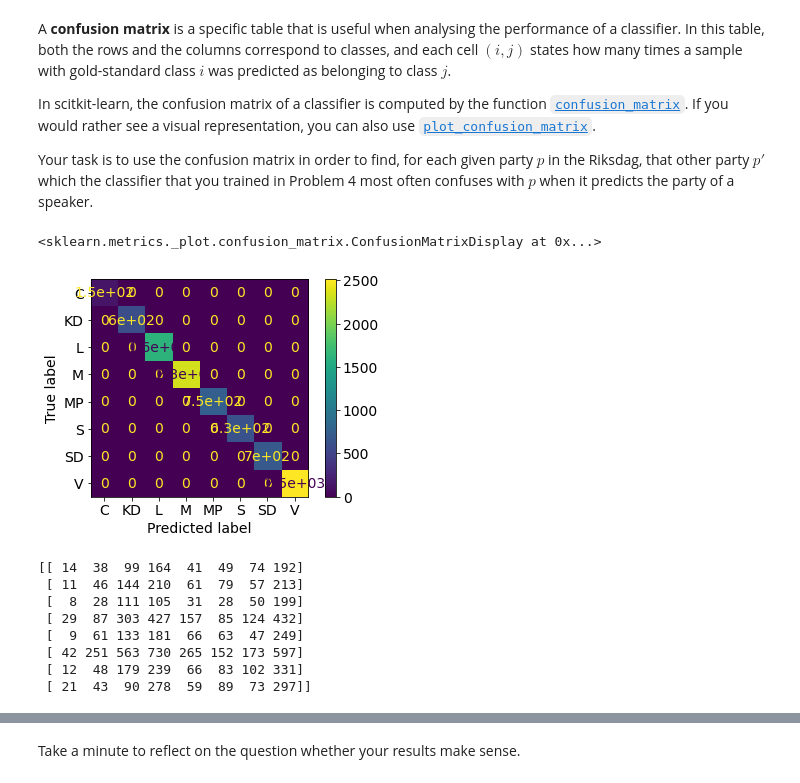
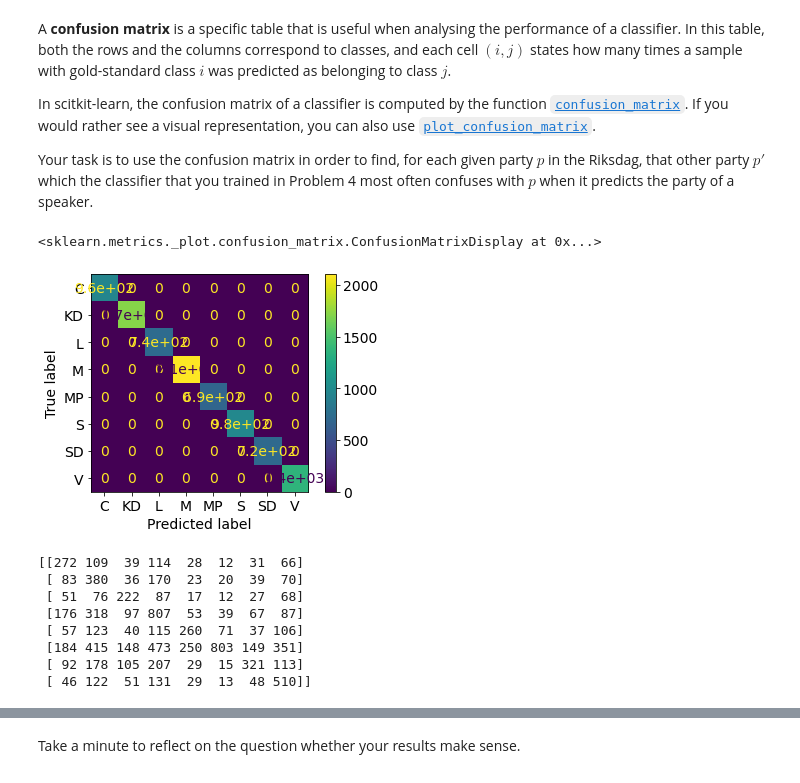
Before and after one commit to jrakhshanda/Text-Mining, a Jupyter notebook: TM_L2.ipynb, the cells around one changed output, grey strips where cells are left out. Drawn from its saved outputs; the diff is of its cells as text; code cells hidden in the pictures.

```diff
--- a/TM_L2.ipynb
+++ b/TM_L2.ipynb
@@ -115,0 +102,5 @@ nb_pred = pipe.predict(X_test)
+# %%
+pipe1 = Pipeline(steps=[('vectorizer', TfidfVectorizer()), ('multinomialNB', MultinomialNB())])
+pipe1.fit(X_train, y_train)
+print('Accuracy of the model on training data using tf-idf Vectorizer:',pipe1.score(X_train,y_train))
+print('Accuracy of the model on test data using tf-idf Vectorizer:',pipe1.score(X_test,y_test))
@@ -115,0 +110,7 @@ nb_pred = pipe.predict(X_test)
+# %%
+pipe2 = Pipeline(steps=[('vectorizer', CountVectorizer()), ('multinomialNB', MultinomialNB())])
+pipe2.fit(X_train, y_train)
+print('Accuracy of the model on training data using bag-of-words Vectorizer model:',pipe2.score(X_train,y_train))
+print('Accuracy of the model on test data using bag-of-words Vectorizer model:',pipe2.score(X_test,y_test))
+nb_pred1 = pipe1.predict(X_test)
+nb_pred2 = pipe2.predict(X_test)
@@ -139,9 +166,9 @@ Evaluation metrics such as accuracy should not be understood as absolute measure
 # %%
 # TODO: Write code here to evaluate the random baseline
 from sklearn.dummy import DummyClassifier
-pipe = Pipeline([('vectorizer', TfidfVectorizer()), ('dummy',DummyClassifier(strategy="most_frequent"))])
-pipe.fit(X_train, y_train)
-dummy_pred = pipe.predict(X_test)
+pipe3 = Pipeline([('vectorizer', TfidfVectorizer()), ('dummy',DummyClassifier(strategy="most_frequent"))])
+pipe3.fit(X_train, y_train)
+dummy_pred = pipe3.predict(X_test)
 # %%
 print(classification_report(y_test,dummy_pred))
 # %% [output]
@@ -177,7 +204,13 @@ Implement undersampling to create a balanced subset of the training data. Rerun
 # %%
 # TODO: Write code here to implement undersampling
 from imblearn.under_sampling import RandomUnderSampler
-undersample = RandomUnderSampler(sampling_strategy='auto', random_state=10)
+undersample = RandomUnderSampler(sampling_strategy='all', random_state=10)
 X,y = np.array(X_train).reshape(-1,1),np.array(y_train).reshape(-1,1)
 X_under, y_under = undersample.fit_resample(X,y)
 X_under,y_under = X_under.reshape(5752), y_under.reshape(5752)
+
+pipe1 = Pipeline(steps=[('vectorizer', TfidfVectorizer()), ('multinomialNB', MultinomialNB())])
+pipe1.fit(X_under, y_under)
+y_pred1 = pipe1.predict(X_test)
+print("Accuracy Using tf-idf Vectorizer onn training data:",pipe1.score(X_train,y_train))
+print("Accuracy Using tf-idf Vectorizer on test data:",pipe1.score(X_test,y_test))
@@ -217,19 +272,19 @@ In scitkit-learn, the confusion matrix of a classifier is computed by the functi
 Your task is to use the confusion matrix in order to find, for each given party $p$ in the Riksdag, that other party $p'$ which the classifier that you trained in Problem&nbsp;4 most often confuses with $p$ when it predicts the party of a speaker.
 # %%
 # TODO: Write code here to solve Problem 5
-plot_confusion_matrix(estimator=pipe, X=X_test,y_true=y_pred)
+plot_confusion_matrix(estimator=pipe1, X=X_test,y_true=y_pred1)
 # %% [output]
 <sklearn.metrics._plot.confusion_matrix.ConfusionMatrixDisplay at 0x...>
-[figure, old version]
+[figure, new version]
 # %%
 ind = training_data['party'].unique()
-print(confusion_matrix(y_test,y_pred,labels=ind.sort()))
+print(confusion_matrix(y_test,y_pred1,labels=ind.sort()))
 # %% [output]
-[[ 14  38  99 164  41  49  74 192]
- [ 11  46 144 210  61  79  57 213]
- [  8  28 111 105  31  28  50 199]
- [ 29  87 303 427 157  85 124 432]
- [  9  61 133 181  66  63  47 249]
- [ 42 251 563 730 265 152 173 597]
- [ 12  48 179 239  66  83 102 331]
- [ 21  43  90 278  59  89  73 297]]
+[[272 109  39 114  28  12  31  66]
+ [ 83 380  36 170  23  20  39  70]
+ [ 51  76 222  87  17  12  27  68]
+ [176 318  97 807  53  39  67  87]
+ [ 57 123  40 115 260  71  37 106]
+ [184 415 148 473 250 803 149 351]
+ [ 92 178 105 207  29  15 321 113]
+ [ 46 122  51 131  29  13  48 510]]
```
Also changed, not shown: parts of 25 cells of this notebook.
